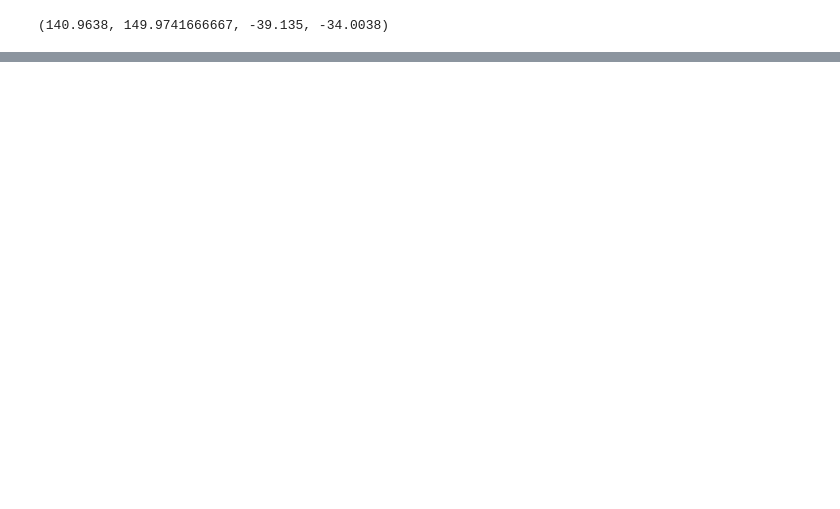
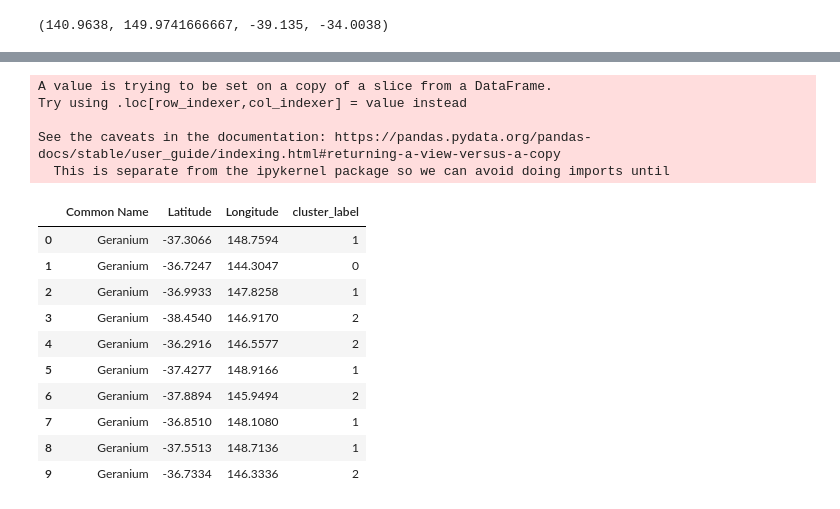
Before and after one commit to hfuu0003/FIT5120ME16IErepository, a Jupyter notebook: Gunveen/Plants_data_exploration.ipynb, the cells around one changed output, grey strips where cells are left out. Drawn from its saved outputs; the diff is of its cells as text; code cells hidden in the pictures; blank space fills up the shorter version.

```diff
--- a/Gunveen/Plants_data_exploration.ipynb
+++ b/Gunveen/Plants_data_exploration.ipynb
@@ -236,0 +228,24 @@ NameError: name 'GeoDataFrame' is not defined
+# %%
+kmeans = KMeans(n_clusters = 4, init ='k-means++')
+kmeans.fit(plants_cluster[plants_cluster.columns[1:3]]) # Compute k-means clustering.
+plants_cluster['cluster_label'] = kmeans.fit_predict(plants_cluster[plants_cluster.columns[1:3]])
+centers = kmeans.cluster_centers_ # Coordinates of cluster centers.
+labels = kmeans.predict(plants_cluster[plants_cluster.columns[1:3]]) # Labels of each point
+plants_cluster.head(10)
+# %% [output]
+A value is trying to be set on a copy of a slice from a DataFrame.
+Try using .loc[row_indexer,col_indexer] = value instead
+
+See the caveats in the documentation: https://pandas.pydata.org/pandas-docs/stable/user_guide/indexing.html#returning-a-view-versus-a-copy
+  This is separate from the ipykernel package so we can avoid doing imports until
+|  | Common Name | Latitude | Longitude | cluster_label |
+| 0 | Geranium | -37.3066 | 148.7594 | 1 |
+| 1 | Geranium | -36.7247 | 144.3047 | 0 |
+| 2 | Geranium | -36.9933 | 147.8258 | 1 |
+| 3 | Geranium | -38.4540 | 146.9170 | 2 |
+| 4 | Geranium | -36.2916 | 146.5577 | 2 |
+| 5 | Geranium | -37.4277 | 148.9166 | 1 |
+| 6 | Geranium | -37.8894 | 145.9494 | 2 |
+| 7 | Geranium | -36.8510 | 148.1080 | 1 |
+| 8 | Geranium | -37.5513 | 148.7136 | 1 |
+| 9 | Geranium | -36.7334 | 146.3336 | 2 |
```
Also changed, not shown: parts of 58 cells of this notebook, 1 other file.
